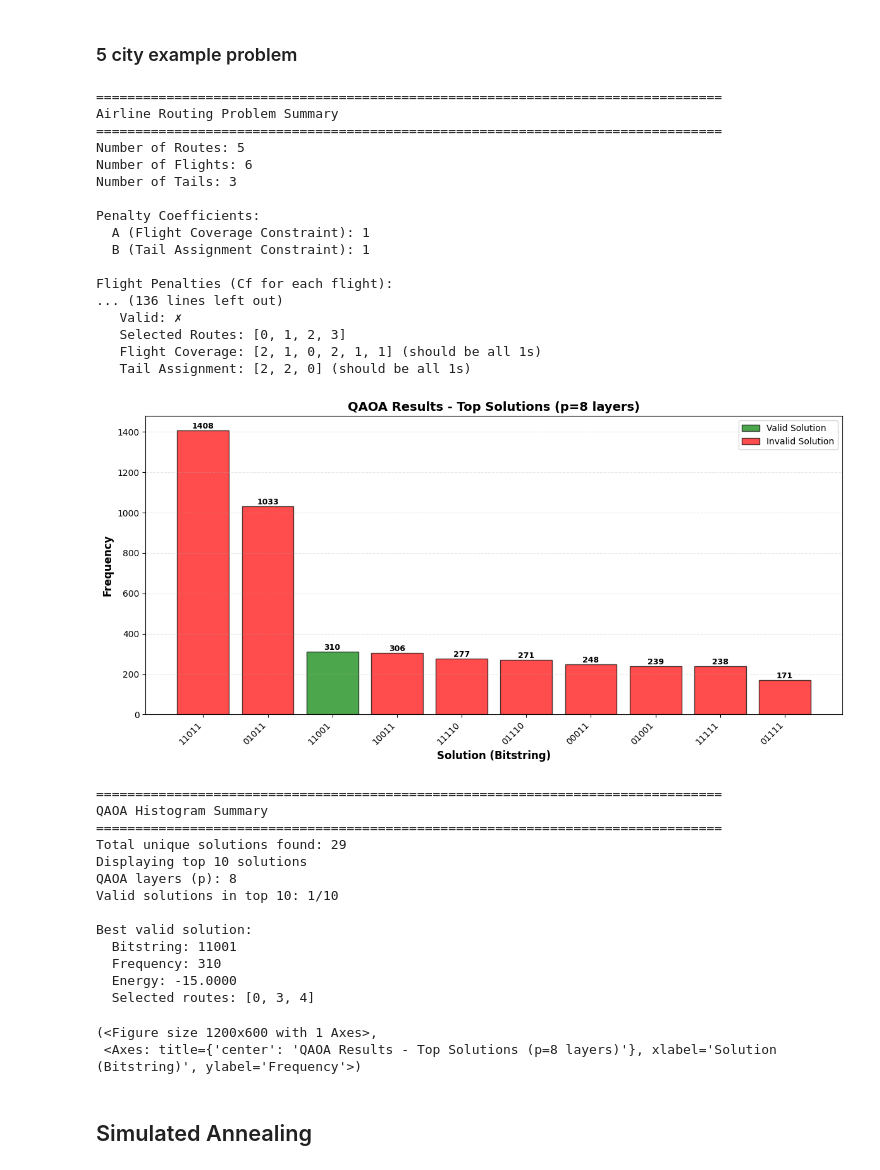
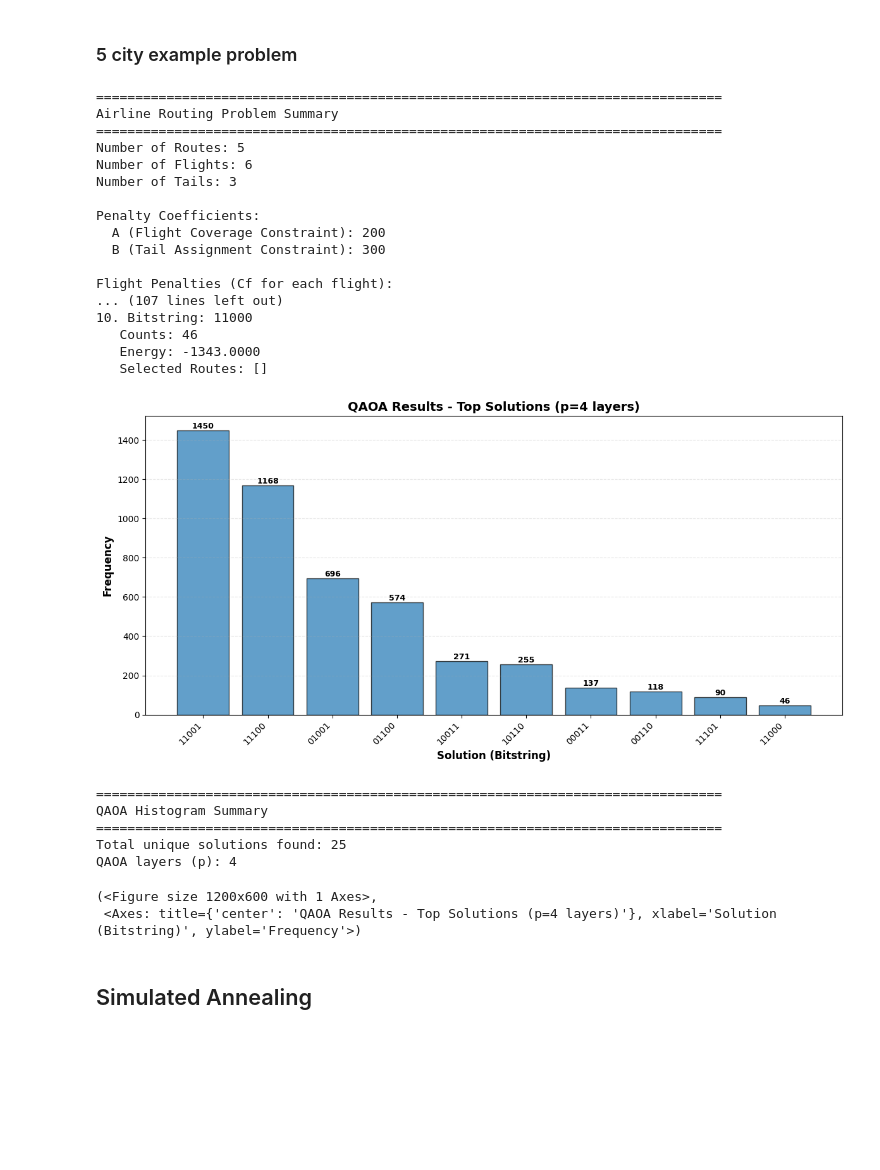
Before and after one commit to Suraj52721/Airlines, a Jupyter notebook: general_qaoa.ipynb, the cells around one changed output. Saved outputs shown, nothing was run; the diff lists cells and outputs as text; code cells hidden in the pictures; blank space fills up the shorter version.

Commit message:
Final with random parameter initialization

```diff
--- a/general_qaoa.ipynb
+++ b/general_qaoa.ipynb
@@ -125,62 +114,54 @@ btr = np.array([
 ])
 # Create QAOA instance
 qaoa = Airlines(
         afr_matrix=afr,
         btr_matrix=btr,
-        route_costs=np.zeros(5),  # Different costs for each route
-        penalty_A=1,
-        penalty_B=1,
-        flight_penalties=np.ones(6)
+        route_costs=[50,30,20,40,60],  # Different costs for each route
+        penalty_A=200,
+        penalty_B=300,
+        flight_penalties=[10, 9, 21, 5, 9, 8]
     )
 
 # Print problem summary
 qaoa.problem_summary()
 
 # Build circuit
-qaoa.build_qaoa(p_layers=8)
+qaoa.build_qaoa(p_layers=4)
 
 # Optimize
-results = qaoa.optimize(p_layers=8, initial_params=[1, 1, 1, 1, 1, 1, 1, 1, 1, 1, 1, 1, 1, 1, 1, 1], shots=1024)
+results = qaoa.optimize(p_layers=4, initial_params=[1, 1, 1, 1, 1, 1, 1, 1], shots=5000)
 
 # Analyze results
 solutions = qaoa.analyze_results(results['counts'], top_k=10)
 
 # Visualize top_k solutions
 qaoa.plot_qaoa_histogram(results, top_k=10)
 # %% [output]
 ================================================================================
 Airline Routing Problem Summary
 ================================================================================
 Number of Routes: 5
 Number of Flights: 6
 Number of Tails: 3
 
 Penalty Coefficients:
-  A (Flight Coverage Constraint): 1
-  B (Tail Assignment Constraint): 1
+  A (Flight Coverage Constraint): 200
+  B (Tail Assignment Constraint): 300
 
 Flight Penalties (Cf for each flight):
-... (136 lines left out)
-   Valid: ✗
-   Selected Routes: [0, 1, 2, 3]
-   Flight Coverage: [2, 1, 0, 2, 1, 1] (should be all 1s)
-   Tail Assignment: [2, 2, 0] (should be all 1s)
+... (107 lines left out)
+10. Bitstring: 11000
+   Counts: 46
+   Energy: -1343.0000
+   Selected Routes: []
-[figure, old version]
+[figure, new version]
 ================================================================================
 QAOA Histogram Summary
 ================================================================================
-Total unique solutions found: 29
-Displaying top 10 solutions
-QAOA layers (p): 8
-Valid solutions in top 10: 1/10
-
-Best valid solution:
-  Bitstring: 11001
-  Frequency: 310
-  Energy: -15.0000
-  Selected routes: [0, 3, 4]
+Total unique solutions found: 25
+QAOA layers (p): 4
 (<Figure size 1200x600 with 1 Axes>,
- <Axes: title={'center': 'QAOA Results - Top Solutions (p=8 layers)'}, xlabel='Solution (Bitstring)', ylabel='Frequency'>)
+ <Axes: title={'center': 'QAOA Results - Top Solutions (p=4 layers)'}, xlabel='Solution (Bitstring)', ylabel='Frequency'>)
 # %% [markdown]
 ## Simulated Annealing
 # %%
```
Also changed, not shown: parts of 3 cells of this notebook, 1 other file.
